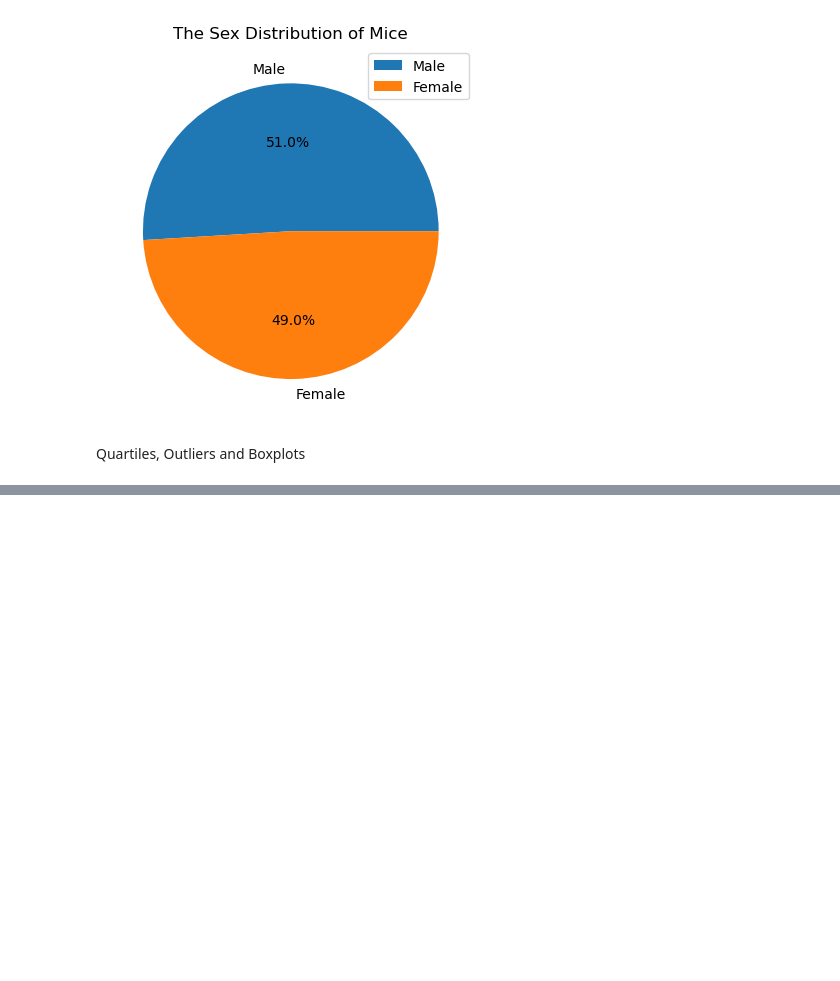
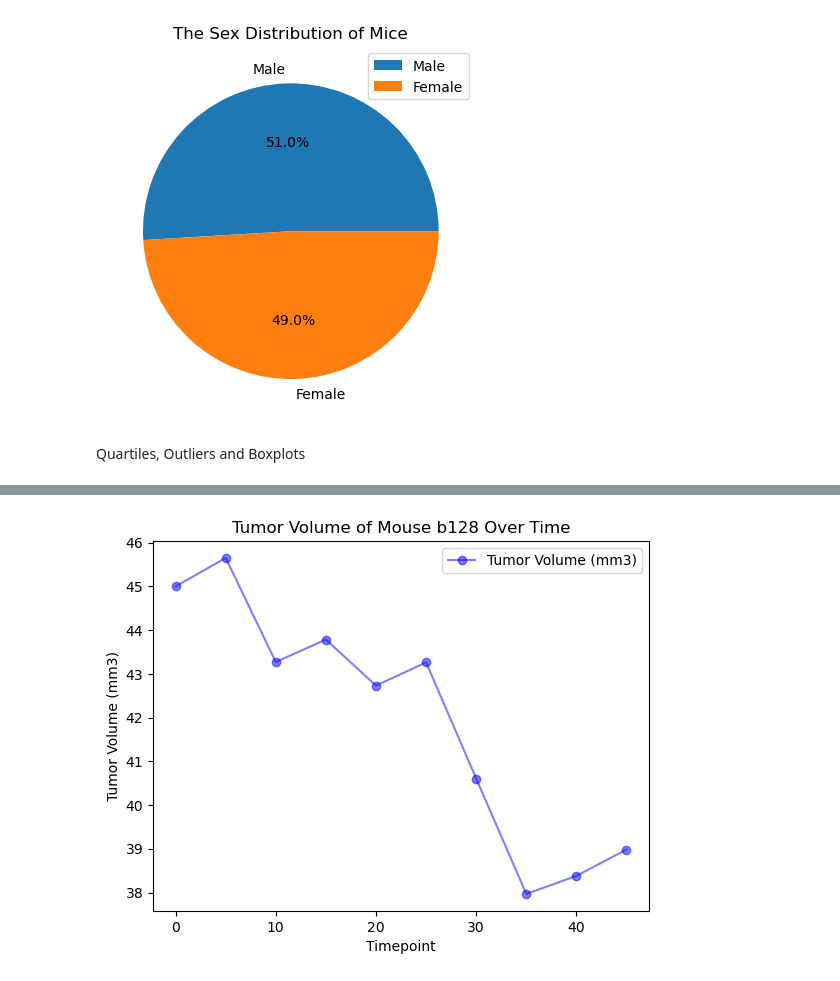
Before and after one commit to gmmarsh/didactic-giggle, a Jupyter notebook: Pymaceuticals/pymaceuticals_final_analysis.ipynb, the cells around one changed output, grey strips where cells are left out. Cells and saved outputs as stored; diff of their text form; code cells hidden in the pictures; blank space fills up the shorter version.

```diff
--- a/Pymaceuticals/pymaceuticals_final_analysis.ipynb
+++ b/Pymaceuticals/pymaceuticals_final_analysis.ipynb
@@ -127,0 +173,4 @@ Quartiles, Outliers and Boxplots
+# %%
+# filter the clean_data Dataframe on the Mouse ID b128
+mouse_b128_data = clean_data[clean_data["Mouse ID"] == "b128"]
+mouse_b128_data
@@ -127,0 +189,9 @@ Quartiles, Outliers and Boxplots
+# %%
+# a DataFrame and line chart to plot the tumor volume of mouse b128 over time
+mouse_b128_data.plot(x="Timepoint", y="Tumor Volume (mm3)", marker="o", color="blue", alpha=0.5)
+plt.title("Tumor Volume of Mouse b128 Over Time")
+plt.xlabel("Timepoint")
+plt.ylabel("Tumor Volume (mm3)")
+plt.show()
+# %% [output]
+[figure, added]
```
Also changed, not shown: parts of 9 cells of this notebook.
